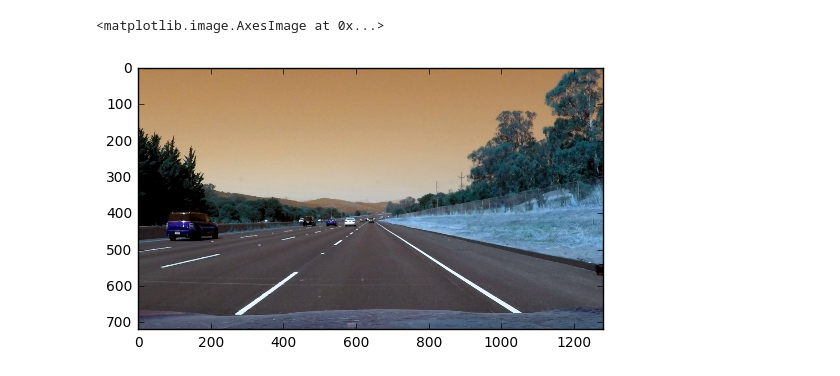
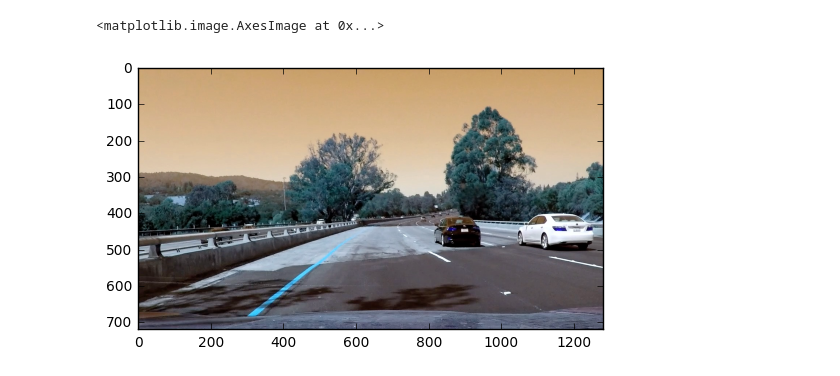
Before and after one commit to alpernkanli/CarND-Advanced-Lane-Lines, a Jupyter notebook: Explore.ipynb, the cells around one changed output. Saved outputs shown, nothing was run; the diff lists cells and outputs as text; code cells hidden in the pictures.

```diff
--- a/Explore.ipynb
+++ b/Explore.ipynb
@@ -6,8 +6,9 @@ import os
 import pickle
 %matplotlib inline
 # %%
-image = cv2.imread('./test_images/straight_lines2.jpg')
+image = cv2.imread('./test_images/test4.jpg')
+image = cv2.GaussianBlur(image, (3, 3), 0)
 plt.imshow(image)
 # %% [output]
 <matplotlib.image.AxesImage at 0x...>
-[figure, old version]
+[figure, new version]
```
Also changed, not shown: parts of 14 cells of this notebook, 5 other files.
